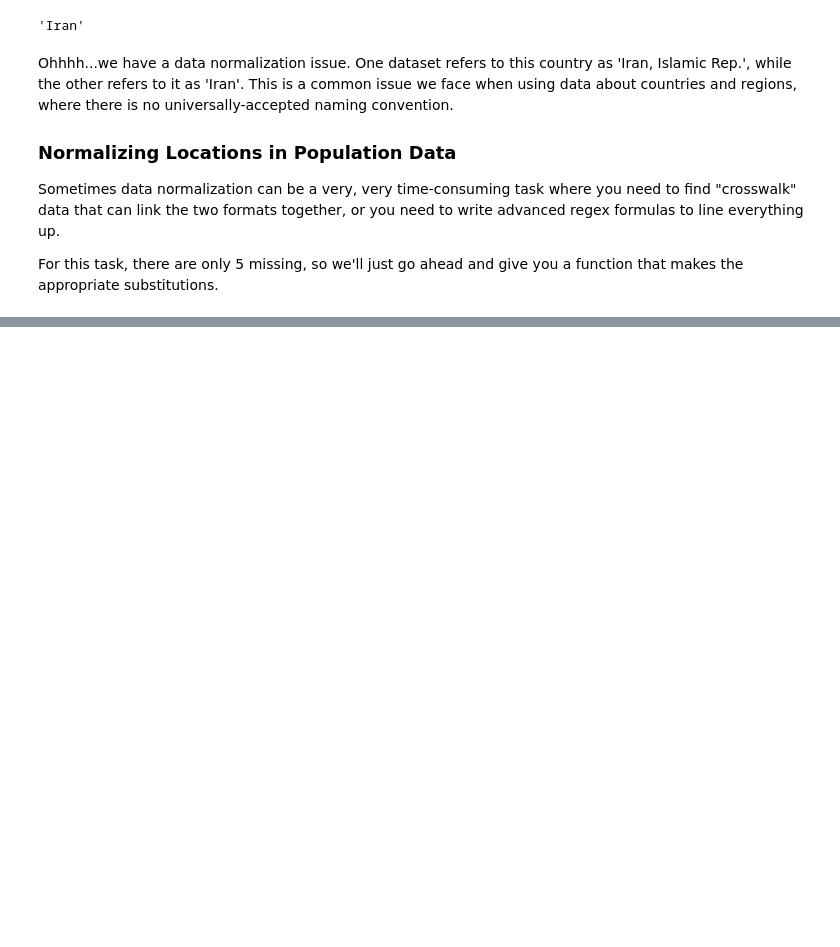
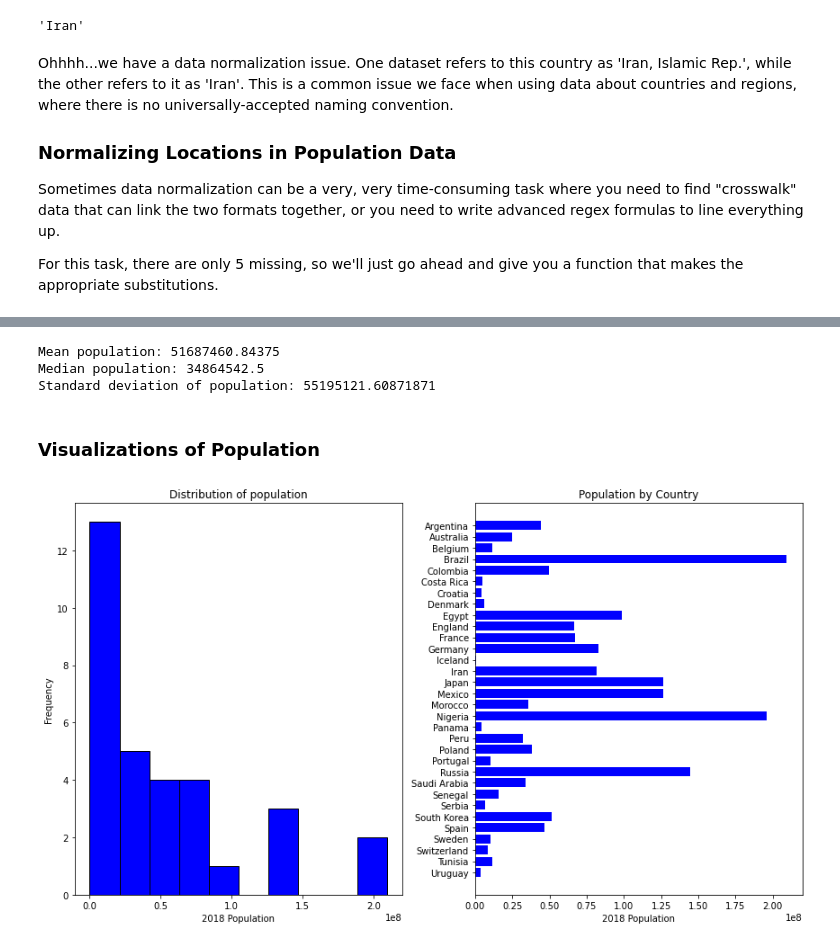
Before and after one commit to GraceMwende/dsc-data-serialization-lab, a Jupyter notebook: cumulativelab(wk 3).ipynb, the cells around one changed output, grey strips where cells are left out. Saved outputs shown, nothing was run; the diff lists cells and outputs as text; code cells hidden in the pictures; blank space fills up the shorter version.

```diff
--- a/cumulativelab(wk 3).ipynb
+++ b/cumulativelab(wk 3).ipynb
@@ -797,8 +797,3 @@ Ohhhh...we have a data normalization issue. One dataset refers to this country a
 Sometimes data normalization can be a very, very time-consuming task where you need to find "crosswalk" data that can link the two formats together, or you need to write advanced regex formulas to line everything up.
 
 For this task, there are only 5 missing, so we'll just go ahead and give you a function that makes the appropriate substitutions.
-# %%
-
-for record in population_data:
-    if record['Year'] =='2018' :
-        print(record['Country Name'])
@@ -863,0 +882,7 @@ Uruguay {'wins': 4}
+# %%
+
+for record in population_data_filtered:
+    #Convert the population value from str to int
+    record['Value'] = int(record['Value'])
+
+population_data_filtered[-1]
@@ -863,0 +911,11 @@ Uruguay {'wins': 4}
+# %%
+for record in population_data_filtered:
+    #Extract the Country name from the record
+    country = record['Country Name']
+    # Extract the population value from the record
+    population  =  record['Value']
+    #print(country,population)
+    # Add this information to combined_data
+    combined_data[country]['population'] = population
+
+combined_data
@@ -863,0 +947,3 @@ Uruguay {'wins': 4}
+# %%
+populations = [val['population'] for val in combined_data.values()]
+populations
@@ -863,0 +968,24 @@ Uruguay {'wins': 4}
+# %%
+print("Mean population:", np.mean(populations))
+print("Median population:", np.median(populations))
+print("Standard deviation of population:", np.std(populations))
+# %% [output]
+Mean population: 51687460.84375
+Median population: 34864542.5
+Standard deviation of population: 55195121.60871871
+# %% [markdown]
+### Visualizations of Population
+# %%
+fig, (ax1,ax2) = plt.subplots(ncols=2,figsize=(12,7))
+fig.set_tight_layout(True)
+# Histogram of Populations and Frequencies
+ax1.hist(populations,color='blue',edgecolor='black')
+ax1.set_xlabel('2018 Population')
+ax1.set_ylabel('Frequency')
+ax1.set_title('Distribution of population');
+# Horizontal Bar Graph of Population by Country
+ax2.barh(teams[::-1],populations[::-1],color='blue')
+ax2.set_xlabel('2018 Population')
+ax2.set_title('Population by Country');
+# %% [output]
+[figure, added]
```
Also changed, not shown: parts of 28 cells of this notebook, 1 other file.
